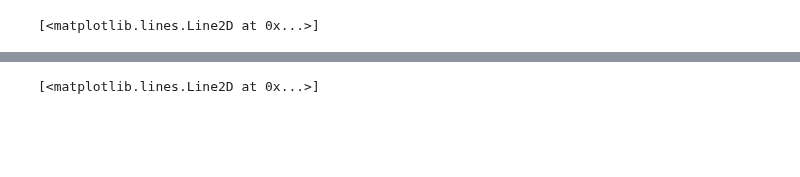
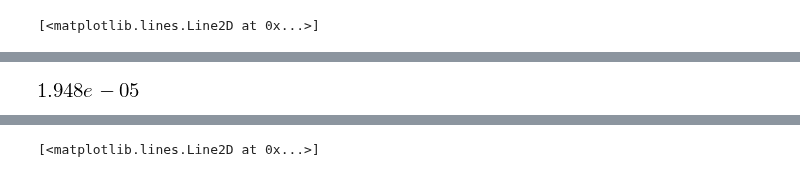
Before and after one commit to isaacyeaton/snaketurn, a Jupyter notebook: 3-link-snake-holonomic.ipynb, the cells around one changed output, grey strips where cells are left out. Cells and saved outputs as stored; diff of their text form; code cells hidden in the pictures; blank space fills up the shorter version.

```diff
--- a/3-link-snake-holonomic.ipynb
+++ b/3-link-snake-holonomic.ipynb
@@ -521,3 +555,7 @@ ax.plot(np.rad2deg(y[:, 3]), np.rad2deg(y[:, 4]))
+# %%
+19.48e-6
+# %% [output]
+[figure, added]
 # %%
 import prettyplotlib as ppl
 # %%
```
Also changed, not shown: parts of 31 cells of this notebook, 2 other files.
